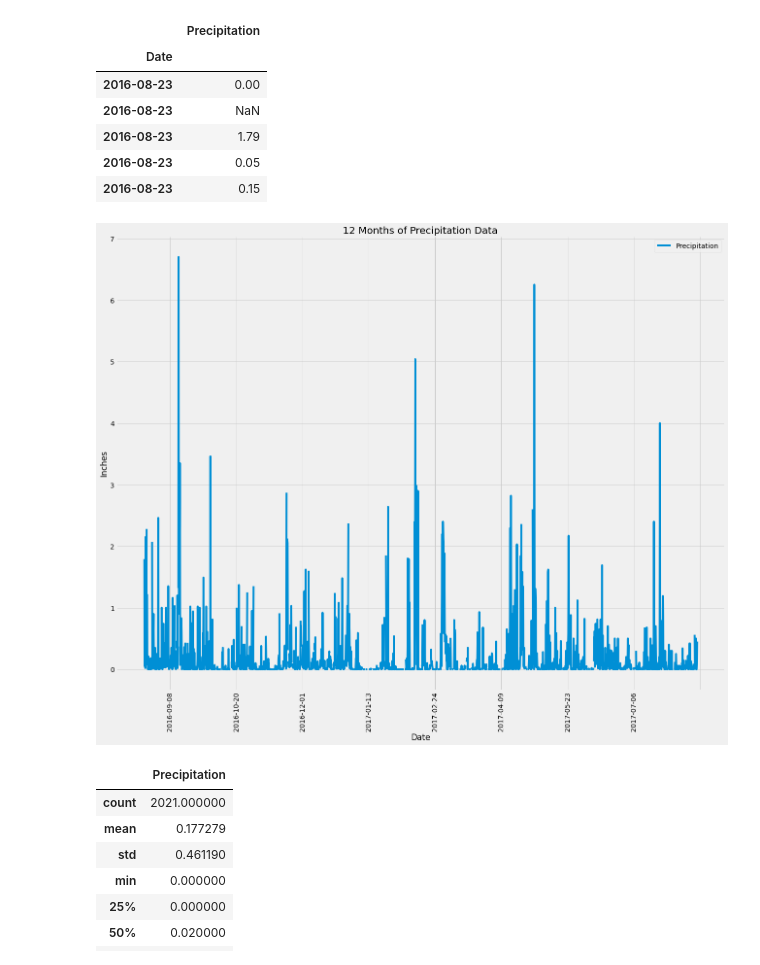
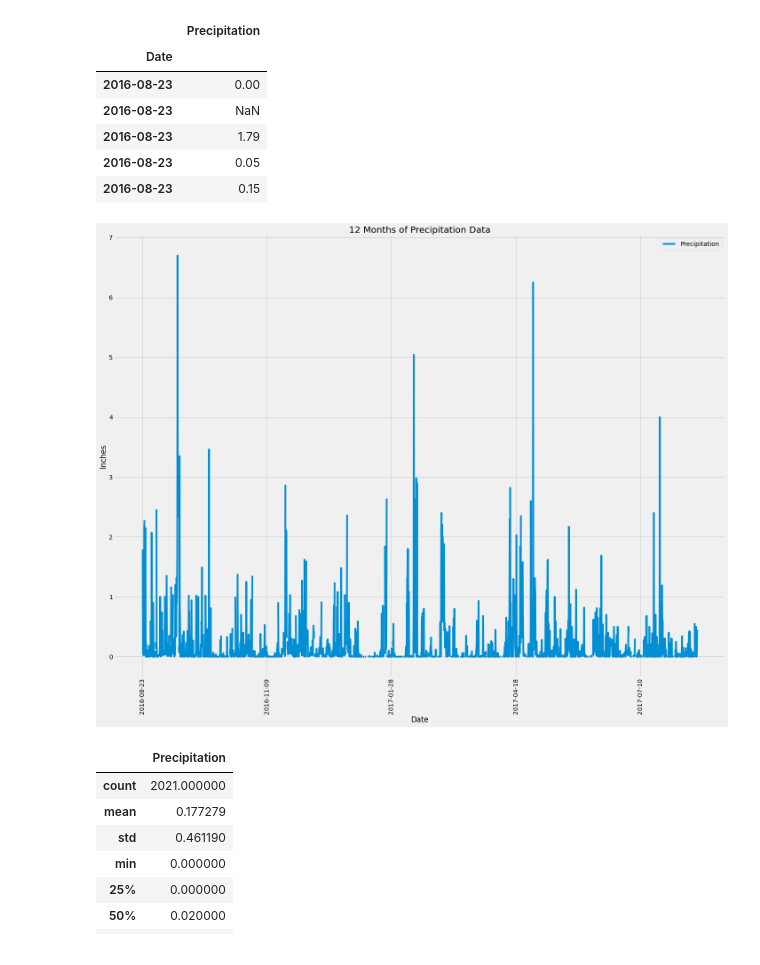
Before and after one commit to susanwxia/sqlalchemy-challenge, a Jupyter notebook: climate_starter_wx.ipynb, the cells around one changed output. Drawn from its saved outputs; the diff is of its cells as text; code cells hidden in the pictures.

```diff
--- a/climate_starter_wx.ipynb
+++ b/climate_starter_wx.ipynb
@@ -104,19 +104,18 @@ df_prcp.head()
 # %%
 # Use Pandas Plotting with Matplotlib to plot the data
 fig, ax = plt.subplots(figsize = (20,16))
 
 plt.title('12 Months of Precipitation Data')
 plt.ylabel('Inches')
-locator = mdates.DayLocator(interval = 267)
-ax.xaxis.set_major_locator(locator)
 
 df_prcp.plot(ax = ax)
 plt.xticks(rotation = 90)
-plt.gcf().savefig("Img/Precipitation.png")
+plt.savefig("Img/Precipitation.png", bbox_inches = 'tight')
 
+plt.tight_layout()
 plt.show()
 # %% [output]
-[figure, old version]
+[figure, new version]
 # %%
 # Use Pandas to calcualte the summary statistics for the precipitation data
 df_prcp.describe()
```
Also changed, not shown: 2 other files.
